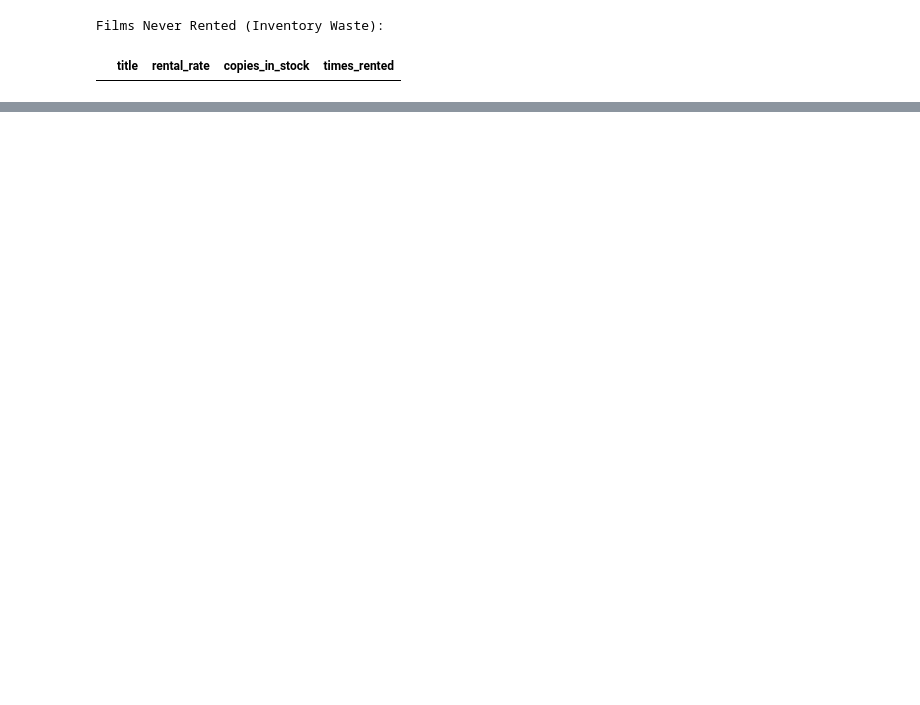
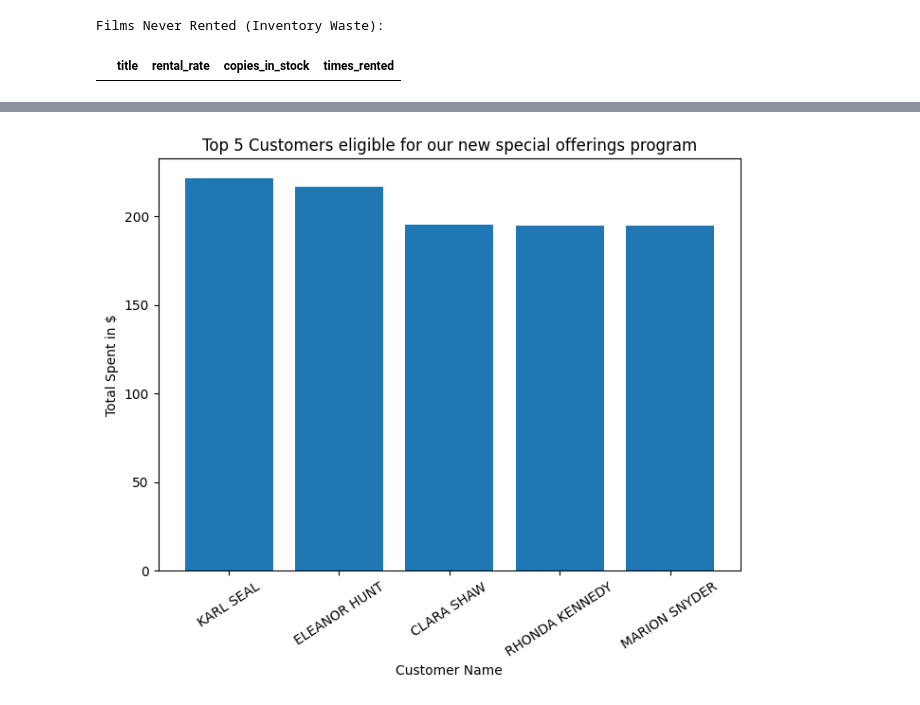
Before and after one commit to JohnnyHyytiainen/lab_sql_DE25_johnny_hyytiainen, a Jupyter notebook: notebooks/lab_sql_sakila_EDA.ipynb, the cells around one changed output, grey strips where cells are left out. Saved outputs shown, nothing was run; the diff lists cells and outputs as text; code cells hidden in the pictures; blank space fills up the shorter version.

```diff
--- a/notebooks/lab_sql_sakila_EDA.ipynb
+++ b/notebooks/lab_sql_sakila_EDA.ipynb
@@ -630,0 +680,21 @@ con.close()
+# %%
+# Kod: Engelska
+# Kommentarer: Svenska
+# Task 2A - det "gamla sättet" med imports
+import matplotlib.pyplot as plt
+
+# Jag behöver EJ skriva hela min SQL-Query i denna cell, detta pga jag redan definerat df_top_customers i cellen ovan.
+# DRY - Principen!
+
+
+# Plotten
+plt.figure(figsize=(7, 6)) # Storlek på bilden
+plt.bar(df_top_customers['full_name'], df_top_customers['total']) # Mina staplar
+plt.title('Top 5 Customers eligible for our new special offerings program')
+plt.xlabel('Customer Name') # Min label för X axeln == Kunders hela namn
+plt.ylabel('Total Spent in $') # Min label för Y axeln == totalt spenderat i dollar
+plt.xticks(rotation=33) # Graders rotation på kunders namn för att göra allting läsbart
+plt.tight_layout()
+plt.show()
+# %% [output]
+[figure, added]
```
Also changed, not shown: parts of 22 cells of this notebook.
